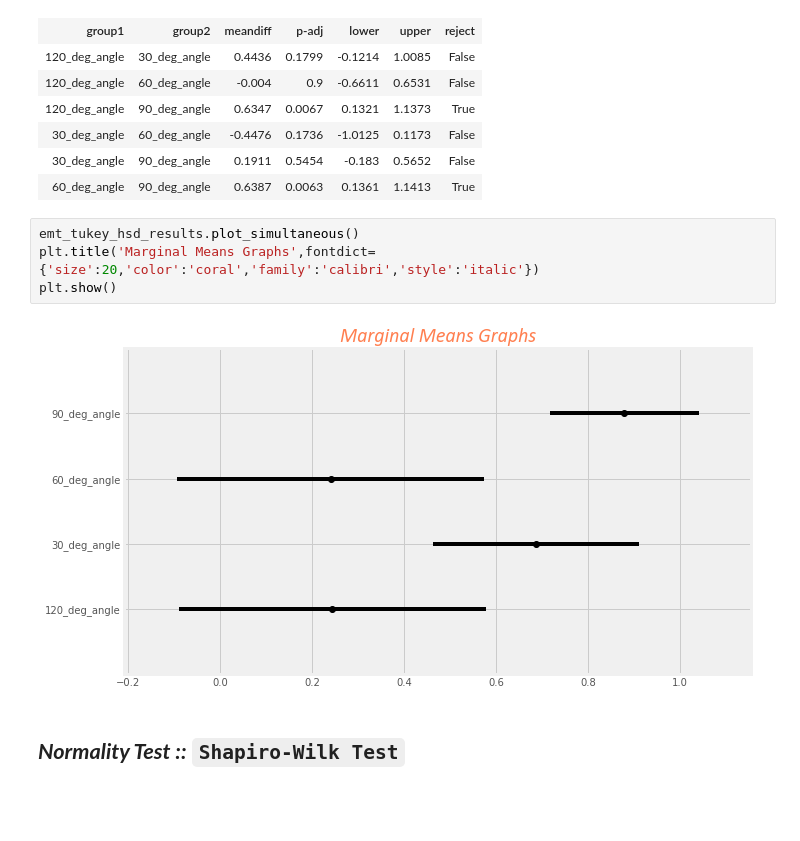
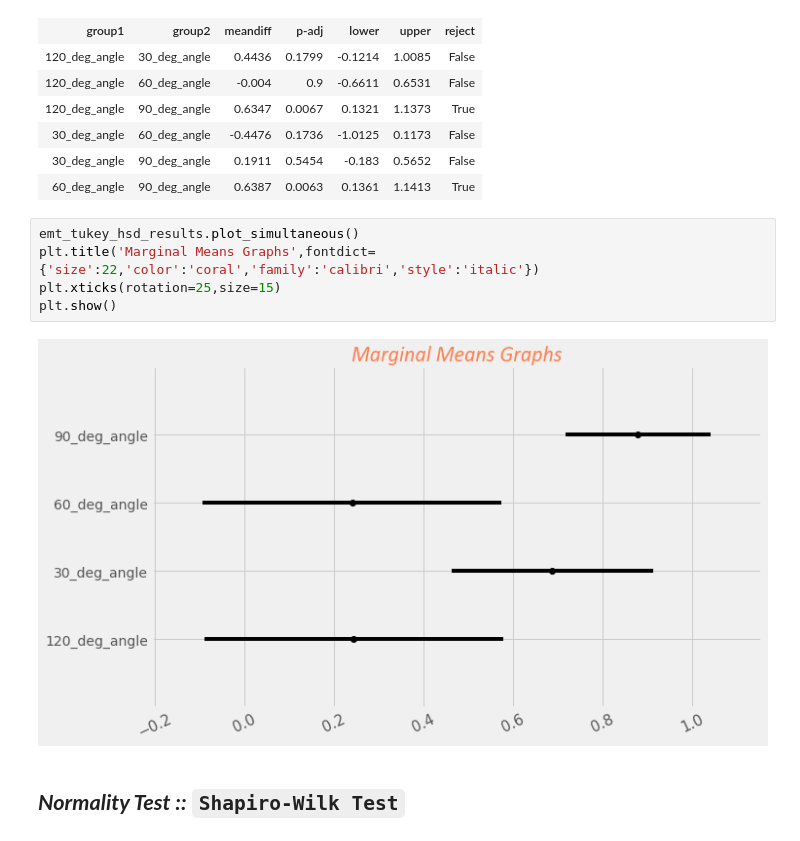
Before and after one commit to raj-shr-git/Statistical_testing_python, a Jupyter notebook: Stats_Practice.ipynb, the cells around one changed output. Saved outputs shown, nothing was run; the diff lists cells and outputs as text; blank space fills up the shorter version.

```diff
--- a/Stats_Practice.ipynb
+++ b/Stats_Practice.ipynb
@@ -2087,10 +2071,11 @@ Multiple Comparison of Means - Tukey HSD, FWER=0.05
 | 60_deg_angle | 90_deg_angle | 0.6387 | 0.0063 | 0.1361 | 1.1413 | True |
 # %%
 emt_tukey_hsd_results.plot_simultaneous()
-plt.title('Marginal Means Graphs',fontdict={'size':20,'color':'coral','family':'calibri','style':'italic'})
+plt.title('Marginal Means Graphs',fontdict={'size':22,'color':'coral','family':'calibri','style':'italic'})
+plt.xticks(rotation=25,size=15)
 plt.show()
 # %% [output]
-[figure, old version]
+[figure, new version]
 # %% [markdown]
 ## ***Normality Test ::*** **``Shapiro-Wilk Test``**
 # %% [markdown]
```
Also changed, not shown: parts of 89 cells of this notebook, 1 other file.
